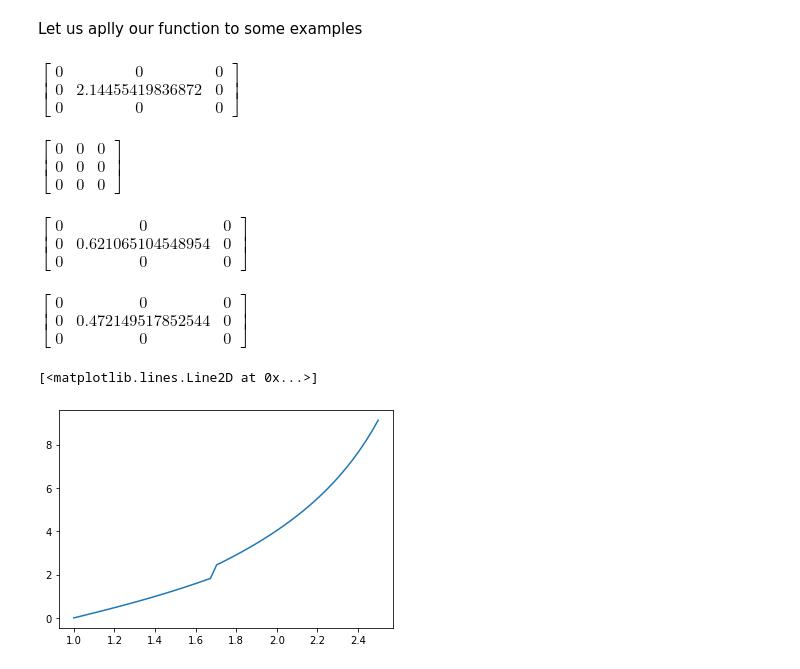
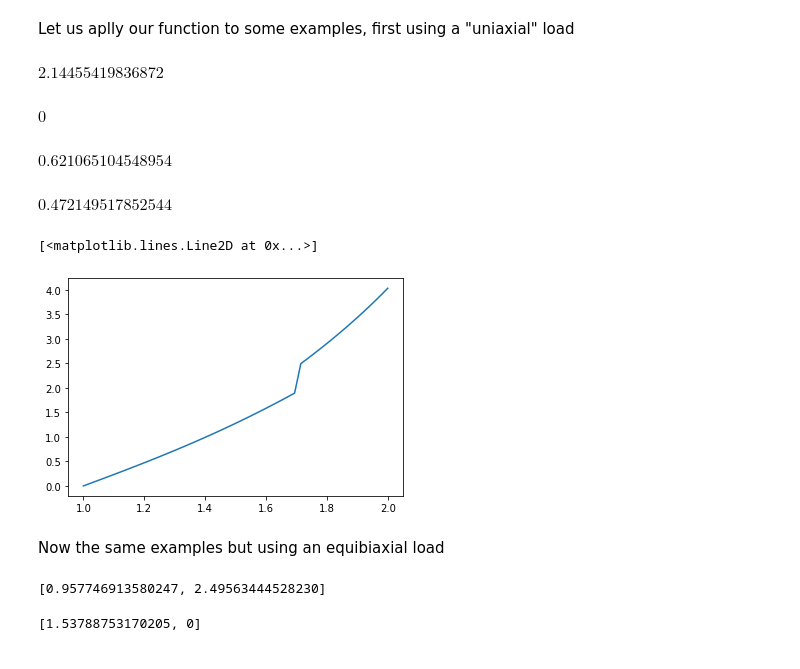
Before and after one commit to luis-rodrigues-8/Constitutive_Models, a Jupyter notebook: generate_HGO.ipynb, the cells around one changed output. Cells and saved outputs as stored; diff of their text form; code cells hidden in the pictures.

Commit message:
Improved the HGO function and generated curves

```diff
--- a/generate_HGO.ipynb
+++ b/generate_HGO.ipynb
@@ -175,5 +191,5 @@ def get_curve(params,stretch_min,stretch_max,ninc):
 # %% [markdown]
-Let us aplly our function to some examples
+Let us aplly our function to some examples, first using a "uniaxial" load
 # %%
 # Example 1
 # evaluated for unitary parameters. no dispersion
@@ -189,12 +205,13 @@ a01 = [0,1,0]
 
 params = [c, κ, k1, k2, a01]
 stretch = 1.2
+load = "uniaxial"
 
-[stretch, stress] = HGO(params, stretch)
+[stretch, stress] = HGO(params, stretch, load)
 
 stress # in kPa
 # %% [output]
-$\displaystyle \left[\begin{matrix}0 & 0 & 0\\0 & 2.14455419836872 & 0\\0 & 0 & 0\end{matrix}\right]$
+$\displaystyle 2.14455419836872$
 # %%
 # Example 2
 #evaluated for unitary parameters. no dispersion
@@ -210,12 +227,13 @@ a01 = [1,0,0]
 
 params = [c, κ, k1, k2, a01]
 stretch = 1.2
+load = "uniaxial"
 
-[stretch, stress] = HGO(params, stretch)
+[stretch, stress] = HGO(params, stretch, load)
 
 stress # in pressure units
 # %% [output]
-$\displaystyle \left[\begin{matrix}0 & 0 & 0\\0 & 0 & 0\\0 & 0 & 0\end{matrix}\right]$
+$\displaystyle 0$
 # %%
 # Example 3
 # κ = 1/3, which means that the material is isotropic, i.e. Neo Hooke material.
@@ -230,12 +248,13 @@ a01 = [-np.sin(np.deg2rad(65)),np.cos(np.deg2rad(65)),0]
 
 params = [c, κ, k1, k2, a01]
 stretch = 1.2
+load = "uniaxial"
 
-[stretch, stress] = HGO(params, stretch)
+[stretch, stress] = HGO(params, stretch, load)
 
 stress  # in pressure units
 # %% [output]
-$\displaystyle \left[\begin{matrix}0 & 0 & 0\\0 & 0.621065104548954 & 0\\0 & 0 & 0\end{matrix}\right]$
+$\displaystyle 0.621065104548954$
 # %%
 # Example 4
 # κ = 0.1, arbitrary orientation.
@@ -251,16 +270,62 @@ a01 = [-np.sin(np.deg2rad(65)),np.cos(np.deg2rad(65)),0]
 
 params = [c, κ, k1, k2, a01]
 stretch = 1.2
+load = "uniaxial"
 
-[stretch, stress] = HGO(params, stretch)
+[stretch, stress] = HGO(params, stretch, load)
 
 stress  # in pressure units
 # %% [output]
-$\displaystyle \left[\begin{matrix}0 & 0 & 0\\0 & 0.472149517852544 & 0\\0 & 0 & 0\end{matrix}\right]$
+$\displaystyle 0.472149517852544$
 # %%
-check = np.array(get_curve(params,1,2.5,50))
-
+check = np.array(get_curve(params,1,2.0,50,"uniaxial"))
 plt.plot(check[:,0],check[:,1])
 # %% [output]
 [<matplotlib.lines.Line2D at 0x...>]
-[figure, old version]
+[figure, new version]
+# %% [markdown]
+Now the same examples but using an equibiaxial load
+# %%
+# Example 1
+# evaluated for unitary parameters. no dispersion
+
+c= 1 # pressure units
+κ = 0.0
+k1 = 1.0 # pressure units
+k2 = 1.0
+#let's test for a simple case: fibers oriented along the pulling direction
+a01 = [0,1,0]
+#a01 = [-np.sin(np.deg2rad(90)),np.cos(np.deg2rad(0)),0]
+
+
+params = [c, κ, k1, k2, a01]
+stretch = 1.2
+load = "equibiaxial"
+
+[stretch, stress] = HGO(params, stretch, load)
+
+stress # xx and yy directions, in pressure units
+# %% [output]
+[0.957746913580247, 2.49563444528230]
+# %%
+# Example 2
+#evaluated for unitary parameters. no dispersion
+
+c= 0 # pressure units
+κ = 0.0
+k1 = 1.0 # pressure units
+k2 = 1.0
+#let's test for a simple case: fibers oriented transversal to the pulling direction
+a01 = [1,0,0]
+#a01 = [-np.sin(np.deg2rad(90)),np.cos(np.deg2rad(0)),0]
+
+
+params = [c, κ, k1, k2, a01]
+stretch = 1.2
+load = "equibiaxial"
+
+[stretch, stress] = HGO(params, stretch, load)
+
+stress # xx and yy directions, in pressure units
+# %% [output]
+[1.53788753170205, 0]
```
Also changed, not shown: parts of 18 cells of this notebook.
